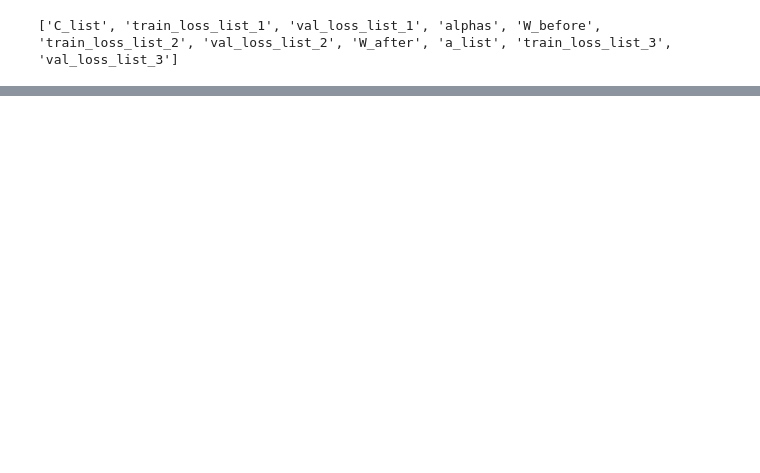
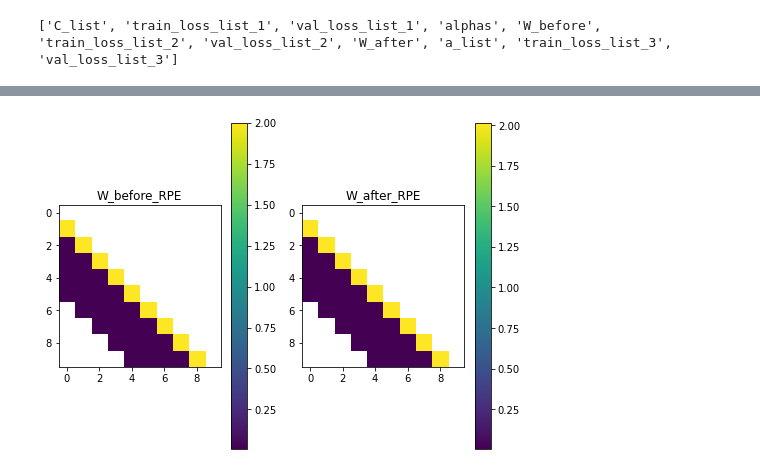
Before and after one commit to gszfwsb/Unveiling-Induction-Heads, a Jupyter notebook: RPE/plot.ipynb, the cells around one changed output, grey strips where cells are left out. Saved outputs shown, nothing was run; the diff lists cells and outputs as text; code cells hidden in the pictures; blank space fills up the shorter version.

```diff
--- a/RPE/plot.ipynb
+++ b/RPE/plot.ipynb
@@ -42,0 +83,41 @@ len(alphas)
+# %%
+'''
+for h in range(H):
+    W_h = torch.full((T+1, T+1), float('-inf'), device=X.device) # [T+1, T+1]
+    for j in range(H):
+        torch.diagonal(W_h, -(j+h+1)).fill_(self.W[:, h][j+h])  # Set the (j)-th negative diagonal
+'''
+import torch
+
+def create_matrix_RPE(W):
+    W_list = []
+    for h in range(H):
+        W_h = torch.full((L+1, L+1), float('-inf')) # [T+1, T+1]
+        for j in range(H):
+            torch.diagonal(W_h, -(j+h+1)).fill_(W[:, h][j+h])  # Set the (j)-th negative diagonal
+        W_list.append(W_h)
+    return W_list
+# %%
+# RPE matrix for W_before and W_after
+W_after_RPE = create_matrix_RPE(W_after)
+W_before_RPE = create_matrix_RPE(W_before)
+# %%
+# plot W_before RPE matrix, W_after RPE matrix
+
+for h in range(1):
+    # set equal colorbar for w_h_after and w_h_before heatmap
+    plt.figure(figsize=(8,6))
+    w_h_before = W_before_RPE[h][:10,:10]
+    w_h_after = W_after_RPE[h][:10,:10]
+    # colormap
+    plt.subplot(1,2,1)
+    plt.imshow(w_h_before, aspect='equal')
+    plt.colorbar()
+    plt.title('W_before_RPE')
+    plt.subplot(1,2,2)
+    plt.imshow(w_h_after, aspect='equal')
+    plt.colorbar()
+    plt.title('W_after_RPE')
+    plt.show()
+# %% [output]
+[figure, added]
```
Also changed, not shown: parts of 4 cells of this notebook, 6 other files.
